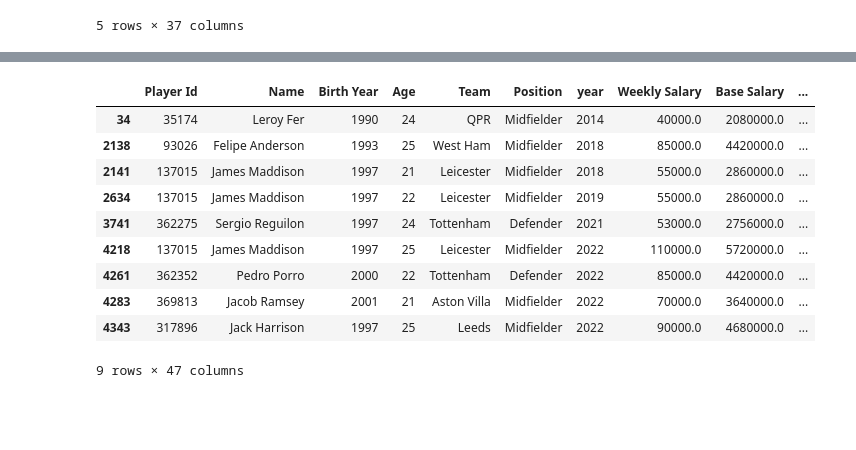
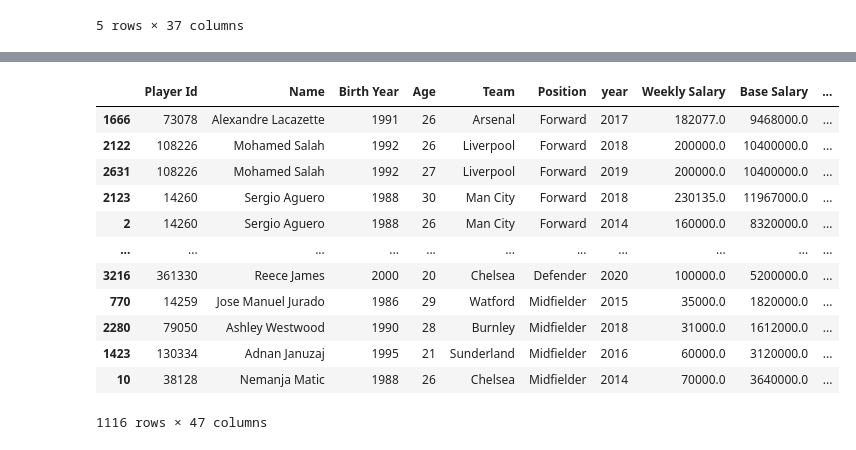
Before and after one commit to sajacaros/eda_champions, a Jupyter notebook: eda/eda.ipynb, the cells around one changed output, grey strips where cells are left out. Drawn from its saved outputs; the diff is of its cells as text; code cells hidden in the pictures; blank space fills up the shorter version.

Commit message:
similarity update

```diff
--- a/eda/eda.ipynb
+++ b/eda/eda.ipynb
@@ -359,3 +360,7 @@ featured_df.head()
 | 3 | 27 | 1 | 10741422.0 | 34.0 | 2895.0 | 3.0 | 3.0 | 18.0 | 3.25 | 3.25 | ... | ... |
 | 4 | 29 | 1 | 5637530.0 | 37.0 | 2999.0 | 7.0 | 1.0 | 11.0 | 10.59 | 6.02 | ... | ... |
 5 rows × 37 columns
+# %%
+player_name = 'Son Heung-Min'
+player_indexes = featuring_df[featuring_df['Name']==player_name].index
+featuring_df.loc[player_indexes]
@@ -363,7 +379,7 @@ featured_df.head()
 from sklearn.preprocessing import RobustScaler
 scaler = RobustScaler()
 scalered_data = scaler.fit_transform(featured_df)
-scalered_df = pd.DataFrame(scalered_data, columns=featured_df.columns)
+scalered_df = pd.DataFrame(scalered_data, index=featured_df.index, columns=featured_df.columns)
 scalered_df.head()
 # %% [output]
 |  | Age | Position | ADJ Salary | Apps | Min | G | NPG | A | xG | NPxG | ... | ... |
@@ -377,6 +393,6 @@ scalered_df.head()
 from sklearn.metrics.pairwise import cosine_similarity
 # %%
 # 3152 손흥민
-similarity = cosine_similarity(scalered_df.iloc[list(player_indexes)], scalered_df)
+similarity = cosine_similarity(scalered_df.loc[list(player_indexes)], scalered_df)
 similarity
 # %% [output]
@@ -405,18 +421,19 @@ array([ 3.20639584,  3.25399162,  2.57576768, ..., -2.63794543,
 # %%
-eda_df2 = eda_df.copy()
-eda_df2['similarity'] = similarity.sum(axis=0)
+featuring_df['similarity'] = similarity.sum(axis=0)
 # %%
-eda_df2['similarity-rank'] = eda_df2['similarity'].rank(ascending=False)
-eda_df2[eda_df2['similarity-rank']<10]
+featuring_df['similarity-rank'] = featuring_df['similarity'].rank(ascending=False)
+featuring_df[featuring_df['Name']!=player_name].sort_values('similarity-rank').loc[:10]
 # %% [output]
 |  | Player Id | Name | Birth Year | Age | Team | Position | year | Weekly Salary | Base Salary | ... |
-| 34 | 35174 | Leroy Fer | 1990 | 24 | QPR | Midfielder | 2014 | 40000.0 | 2080000.0 | ... |
-| 2138 | 93026 | Felipe Anderson | 1993 | 25 | West Ham | Midfielder | 2018 | 85000.0 | 4420000.0 | ... |
-| 2141 | 137015 | James Maddison | 1997 | 21 | Leicester | Midfielder | 2018 | 55000.0 | 2860000.0 | ... |
-| 2634 | 137015 | James Maddison | 1997 | 22 | Leicester | Midfielder | 2019 | 55000.0 | 2860000.0 | ... |
-| 3741 | 362275 | Sergio Reguilon | 1997 | 24 | Tottenham | Defender | 2021 | 53000.0 | 2756000.0 | ... |
-| 4218 | 137015 | James Maddison | 1997 | 25 | Leicester | Midfielder | 2022 | 110000.0 | 5720000.0 | ... |
-| 4261 | 362352 | Pedro Porro | 2000 | 22 | Tottenham | Defender | 2022 | 85000.0 | 4420000.0 | ... |
-| 4283 | 369813 | Jacob Ramsey | 2001 | 21 | Aston Villa | Midfielder | 2022 | 70000.0 | 3640000.0 | ... |
-| 4343 | 317896 | Jack Harrison | 1997 | 25 | Leeds | Midfielder | 2022 | 90000.0 | 4680000.0 | ... |
+| 1666 | 73078 | Alexandre Lacazette | 1991 | 26 | Arsenal | Forward | 2017 | 182077.0 | 9468000.0 | ... |
+| 2122 | 108226 | Mohamed Salah | 1992 | 26 | Liverpool | Forward | 2018 | 200000.0 | 10400000.0 | ... |
+| 2631 | 108226 | Mohamed Salah | 1992 | 27 | Liverpool | Forward | 2019 | 200000.0 | 10400000.0 | ... |
+| 2123 | 14260 | Sergio Aguero | 1988 | 30 | Man City | Forward | 2018 | 230135.0 | 11967000.0 | ... |
+| 2 | 14260 | Sergio Aguero | 1988 | 26 | Man City | Forward | 2014 | 160000.0 | 8320000.0 | ... |
+| ... | ... | ... | ... | ... | ... | ... | ... | ... | ... | ... |
+| 3216 | 361330 | Reece James | 2000 | 20 | Chelsea | Defender | 2020 | 100000.0 | 5200000.0 | ... |
+| 770 | 14259 | Jose Manuel Jurado | 1986 | 29 | Watford | Midfielder | 2015 | 35000.0 | 1820000.0 | ... |
+| 2280 | 79050 | Ashley Westwood | 1990 | 28 | Burnley | Midfielder | 2018 | 31000.0 | 1612000.0 | ... |
+| 1423 | 130334 | Adnan Januzaj | 1995 | 21 | Sunderland | Midfielder | 2016 | 60000.0 | 3120000.0 | ... |
+| 10 | 38128 | Nemanja Matic | 1988 | 26 | Chelsea | Midfielder | 2014 | 70000.0 | 3640000.0 | ... |
-9 rows × 47 columns
+1116 rows × 47 columns
```
Also changed, not shown: parts of 6 cells of this notebook.
